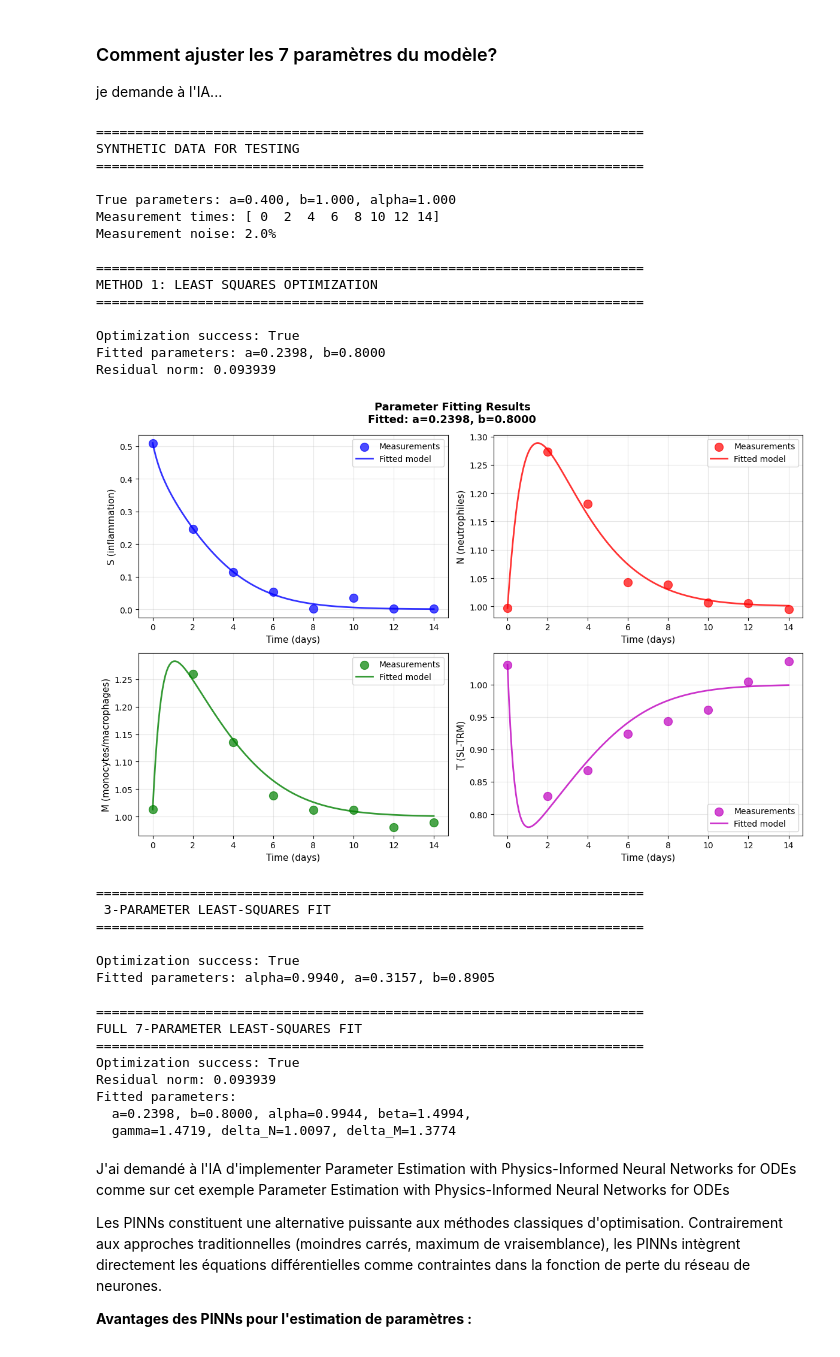
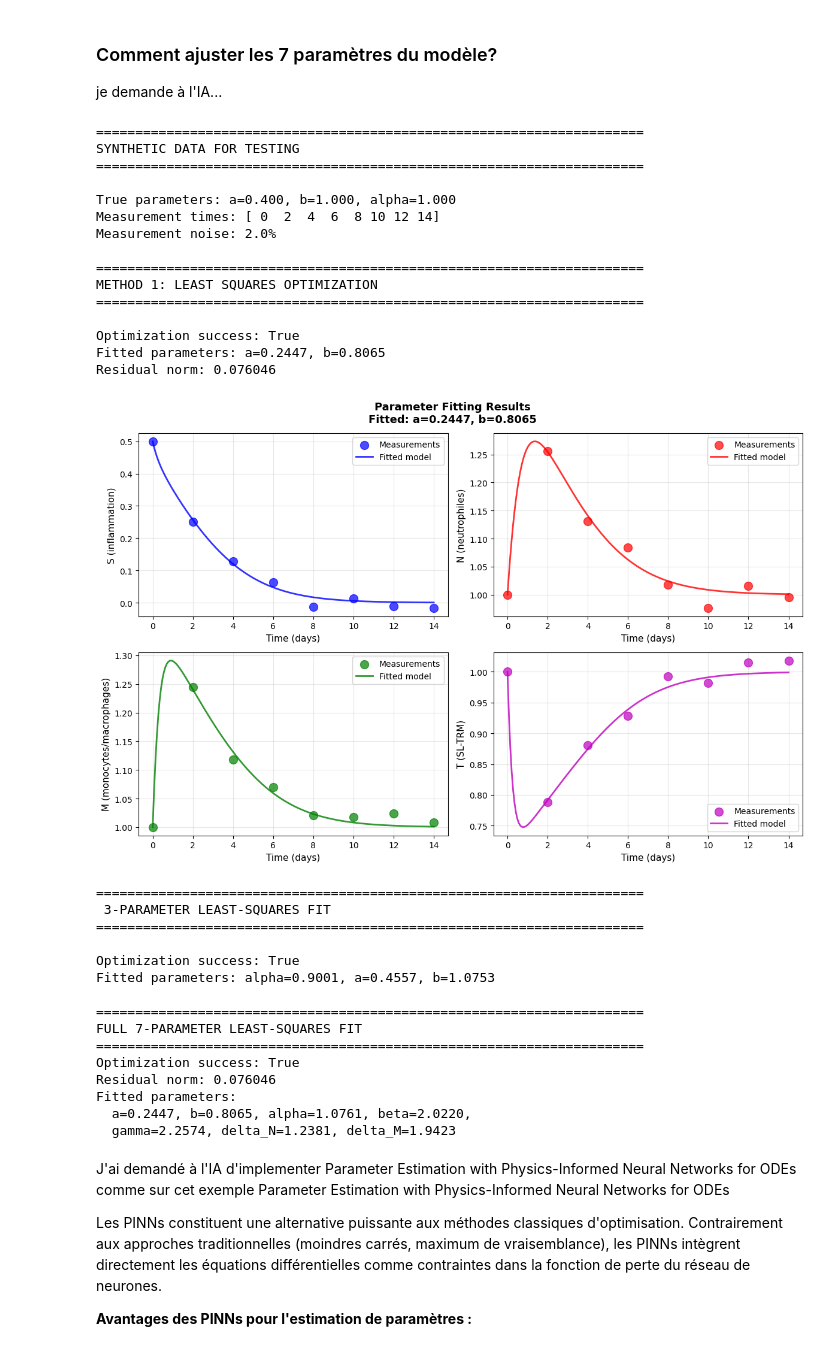
Before and after one commit to azerad/immunomath, a Jupyter notebook: model_arthritis_PINNs.ipynb, the cells around one changed output. Drawn from its saved outputs; the diff is of its cells as text; code cells hidden in the pictures.

```diff
--- a/model_arthritis_PINNs.ipynb
+++ b/model_arthritis_PINNs.ipynb
@@ -796,6 +796,11 @@ sol_true = solve_ivp(
 noise_level = 0.02
 y_measured = sol_true.y.T + np.random.normal(0, noise_level, sol_true.y.T.shape)
 y_measured = np.clip(y_measured, 1e-3, None)  # Ensure positive values
+# Rebuild measurements so the initial condition stays exact (no noise at t_measurements[0])
+y_measured = sol_true.y.T.copy()
+
+# Add noise only for t_measurements[1:]
+y_measured[1:] += np.random.normal(0, noise_level, size=y_measured[1:].shape)
 
 print("=" * 70)
 print("SYNTHETIC DATA FOR TESTING")
@@ -960,51 +965,51 @@ print(f"Residual norm: {np.linalg.norm(result_ls_full.fun):.6f}")
 a_hat, b_hat, alpha_hat, beta_hat, gamma_hat, deltaN_hat, deltaM_hat = result_ls_full.x
 print(
     f"Fitted parameters:\n"
     f"  a={a_hat:.4f}, b={b_hat:.4f}, alpha={alpha_hat:.4f}, beta={beta_hat:.4f},\n"
     f"  gamma={gamma_hat:.4f}, delta_N={deltaN_hat:.4f}, delta_M={deltaM_hat:.4f}"
 )
 
 # Optional: fitted trajectory for later plotting
 sol_fitted_full = solve_ivp(
     system_adim_oliv,
     [t_measurements[0], t_measurements[-1]],
     y_measured[0],
     args=(alpha_hat, beta_hat, gamma_hat, deltaN_hat, deltaM_hat, a_hat, b_hat),
     t_eval=np.linspace(t_measurements[0], t_measurements[-1], 200),
     method="Radau"
 )
 # %% [output]
 ======================================================================
 SYNTHETIC DATA FOR TESTING
 ======================================================================
 
 True parameters: a=0.400, b=1.000, alpha=1.000
 Measurement times: [ 0  2  4  6  8 10 12 14]
 Measurement noise: 2.0%
 
 ======================================================================
 METHOD 1: LEAST SQUARES OPTIMIZATION
 ======================================================================
 
 Optimization success: True
-Fitted parameters: a=0.2398, b=0.8000
-Residual norm: 0.093939
+Fitted parameters: a=0.2447, b=0.8065
+Residual norm: 0.076046
-[figure, old version]
+[figure, new version]
 ======================================================================
  3-PARAMETER LEAST-SQUARES FIT
 ======================================================================
 
 Optimization success: True
-Fitted parameters: alpha=0.9940, a=0.3157, b=0.8905
+Fitted parameters: alpha=0.9001, a=0.4557, b=1.0753
 
 ======================================================================
 FULL 7-PARAMETER LEAST-SQUARES FIT
 ======================================================================
 Optimization success: True
-Residual norm: 0.093939
+Residual norm: 0.076046
 Fitted parameters:
-  a=0.2398, b=0.8000, alpha=0.9944, beta=1.4994,
-  gamma=1.4719, delta_N=1.0097, delta_M=1.3774
+  a=0.2447, b=0.8065, alpha=1.0761, beta=2.0220,
+  gamma=2.2574, delta_N=1.2381, delta_M=1.9423
 # %% [markdown]
 J'ai demandé à l'IA d'implementer Parameter Estimation with Physics-Informed Neural Networks for ODEs comme sur cet exemple
 Parameter Estimation with Physics-Informed Neural Networks for ODEs
```
Also changed, not shown: parts of 3 cells of this notebook, 1 other file.
